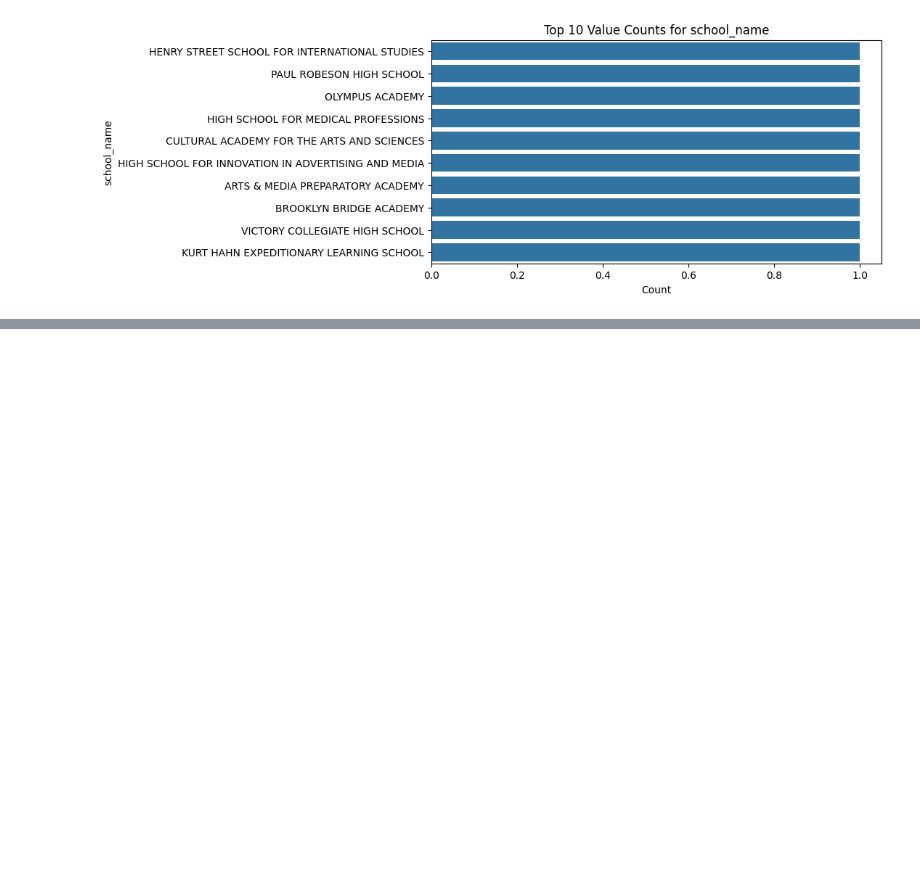
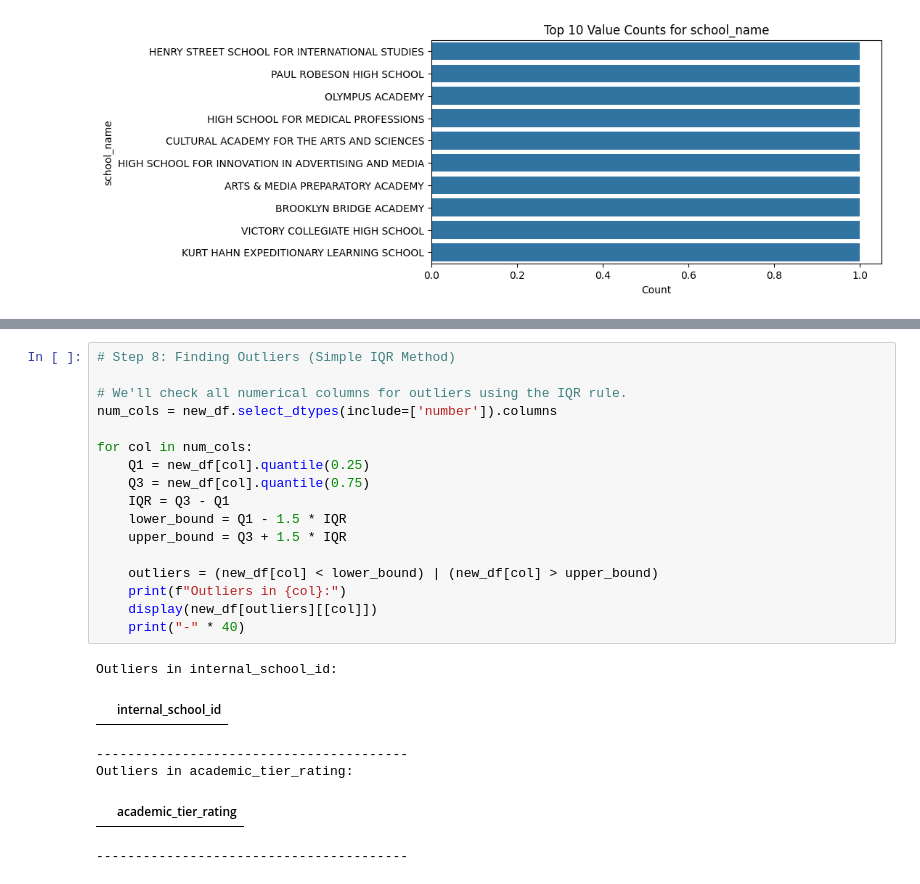
Before and after one commit to webeet-io/_onboarding_data, a Jupyter notebook: daily_tasks/day_4/sat_modeling.ipynb, the cells around one changed output, grey strips where cells are left out. Cells and saved outputs as stored; diff of their text form; blank space fills up the shorter version.

```diff
--- a/daily_tasks/day_4/sat_modeling.ipynb
+++ b/daily_tasks/day_4/sat_modeling.ipynb
@@ -321,0 +300,24 @@ new_df.to_sql(
+# %%
+# Step 8: Finding Outliers (Simple IQR Method)
+
+# We'll check all numerical columns for outliers using the IQR rule.
+num_cols = new_df.select_dtypes(include=['number']).columns
+
+for col in num_cols:
+    Q1 = new_df[col].quantile(0.25)
+    Q3 = new_df[col].quantile(0.75)
+    IQR = Q3 - Q1
+    lower_bound = Q1 - 1.5 * IQR
+    upper_bound = Q3 + 1.5 * IQR
+
+    outliers = (new_df[col] < lower_bound) | (new_df[col] > upper_bound)
+    print(f"Outliers in {col}:")
+    display(new_df[outliers][[col]])
+    print("-" * 40)
+# %% [output]
+Outliers in internal_school_id:
+|  | internal_school_id |
+----------------------------------------
+Outliers in academic_tier_rating:
+|  | academic_tier_rating |
+----------------------------------------
```
Also changed, not shown: parts of 10 cells of this notebook, 5 other files.
